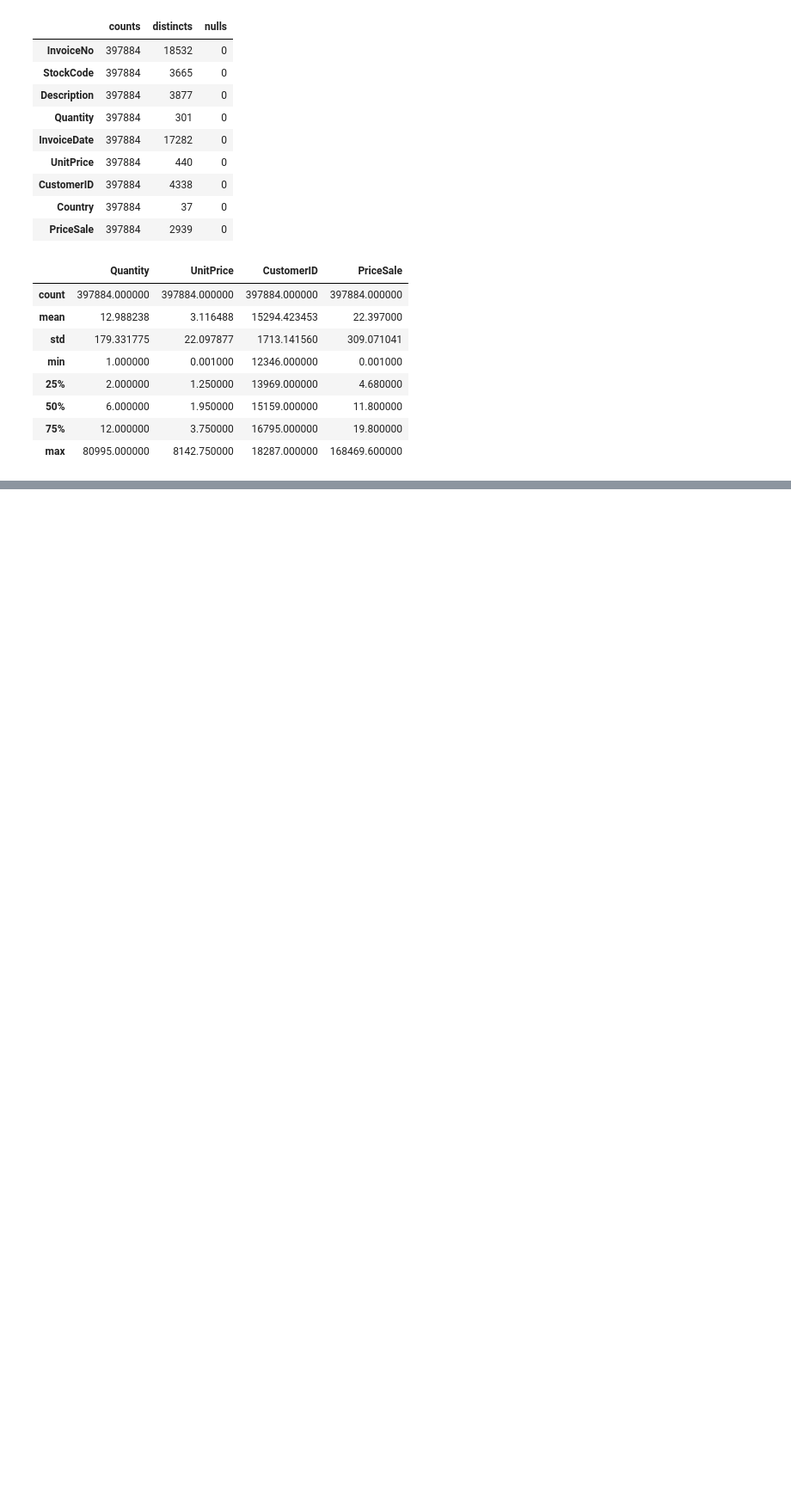
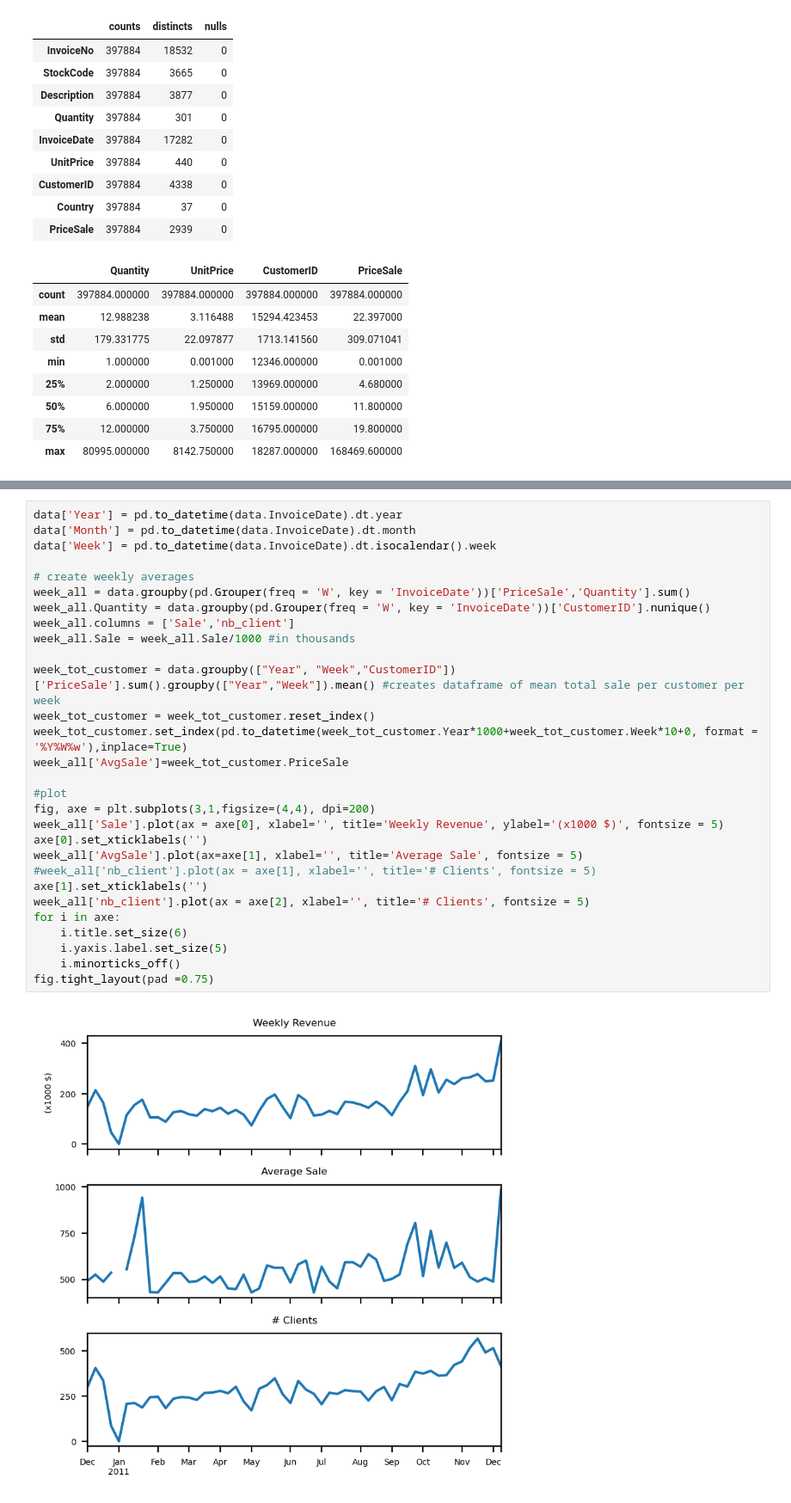
Before and after one commit to maximemarin/DA_notebook, a Jupyter notebook: Customer_seg.ipynb, the cells around one changed output, grey strips where cells are left out. Shown: that part at 86% size. Drawn from its saved outputs; the diff is of its cells as text; blank space fills up the shorter version.

```diff
--- a/Customer_seg.ipynb
+++ b/Customer_seg.ipynb
@@ -176,0 +165,31 @@ month_cty[np.in1d(month_cty.index.get_level_values(2),['France'])]
+# %%
+data['Year'] = pd.to_datetime(data.InvoiceDate).dt.year
+data['Month'] = pd.to_datetime(data.InvoiceDate).dt.month
+data['Week'] = pd.to_datetime(data.InvoiceDate).dt.isocalendar().week
+
+# create weekly averages
+week_all = data.groupby(pd.Grouper(freq = 'W', key = 'InvoiceDate'))['PriceSale','Quantity'].sum()
+week_all.Quantity = data.groupby(pd.Grouper(freq = 'W', key = 'InvoiceDate'))['CustomerID'].nunique()
+week_all.columns = ['Sale','nb_client']
+week_all.Sale = week_all.Sale/1000 #in thousands
+
+week_tot_customer = data.groupby(["Year", "Week","CustomerID"])['PriceSale'].sum().groupby(["Year","Week"]).mean() #creates dataframe of mean total sale per customer per week
+week_tot_customer = week_tot_customer.reset_index()
+week_tot_customer.set_index(pd.to_datetime(week_tot_customer.Year*1000+week_tot_customer.Week*10+0, format = '%Y%W%w'),inplace=True)
+week_all['AvgSale']=week_tot_customer.PriceSale
+
+#plot
+fig, axe = plt.subplots(3,1,figsize=(4,4), dpi=200)
+week_all['Sale'].plot(ax = axe[0], xlabel='', title='Weekly Revenue', ylabel='(x1000 $)', fontsize = 5)
+axe[0].set_xticklabels('')
+week_all['AvgSale'].plot(ax=axe[1], xlabel='', title='Average Sale', fontsize = 5)
+#week_all['nb_client'].plot(ax = axe[1], xlabel='', title='# Clients', fontsize = 5)
+axe[1].set_xticklabels('')
+week_all['nb_client'].plot(ax = axe[2], xlabel='', title='# Clients', fontsize = 5)
+for i in axe:
+    i.title.set_size(6)
+    i.yaxis.label.set_size(5)
+    i.minorticks_off()
+fig.tight_layout(pad =0.75)
+# %% [output]
+[figure, added]
```
Also changed, not shown: parts of 21 cells of this notebook.
